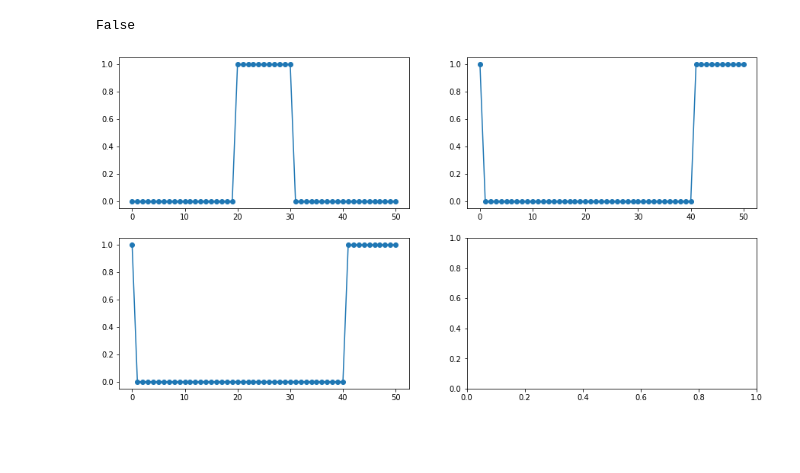
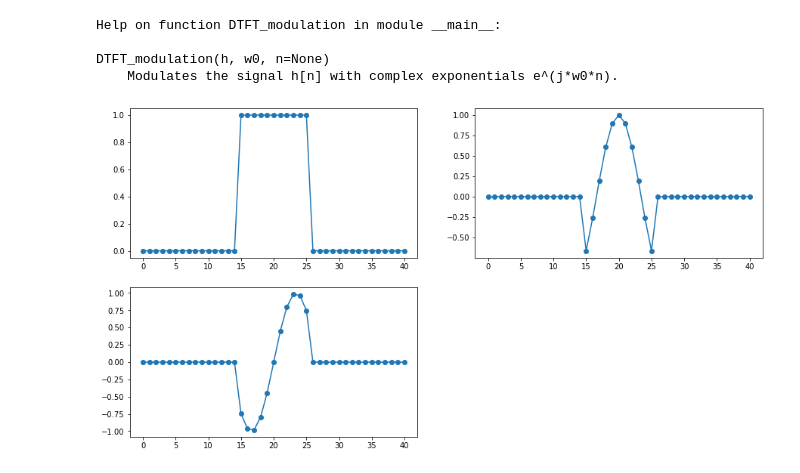
Before and after one commit to TheUser0571/Notebooks_for_SS, a Jupyter notebook: Signal_Operator_Library.ipynb, the cells around one changed output. Cells and saved outputs as stored; diff of their text form; code cells hidden in the pictures; blank space fills up the shorter version.

Commit message:
Implemented discrete signal library

```diff
--- a/Signal_Operator_Library.ipynb
+++ b/Signal_Operator_Library.ipynb
@@ -133,23 +194,25 @@ class discrete:
-# %%
-a = [1.2, 2, 3]
-np.all(np.array(a, dtype=int) == a)
-# %% [output]
-False
+# %%
+help(discrete.DTFT_modulation)
+# %% [output]
+Help on function DTFT_modulation in module __main__:
+
+DTFT_modulation(h, w0, n=None)
+    Modulates the signal h[n] with complex exponentials e^(j*w0*n).
 # %%
 m = np.linspace(0, 49, 50)
-n = np.linspace(0, 50, 51)
-h = discrete.rect_signal(n, 20, 30)
-sig = discrete.shift(h, 30, periodic=True)
+n = np.linspace(-20, 20, 41)
+h = discrete.rect_signal(n, -5, 5)
+sig = discrete.DFT_modulation(h, 3, n)
 # %%
 plt.close('all')
 plt.figure(figsize=(15, 8))
 plt.subplot(221)
 plt.plot(h, '-o')
 plt.subplot(222)
-plt.plot(sig, '-o')
+plt.plot(sig.real, '-o')
 plt.subplot(223)
-plt.plot(np.abs(sig), '-o')
-plt.subplot(224)
+plt.plot(sig.imag, '-o')
+# plt.subplot(224)
 plt.show()
 # %% [output]
-[figure, old version]
+[figure, new version]
```
Also changed, not shown: parts of 1 cell of this notebook.
